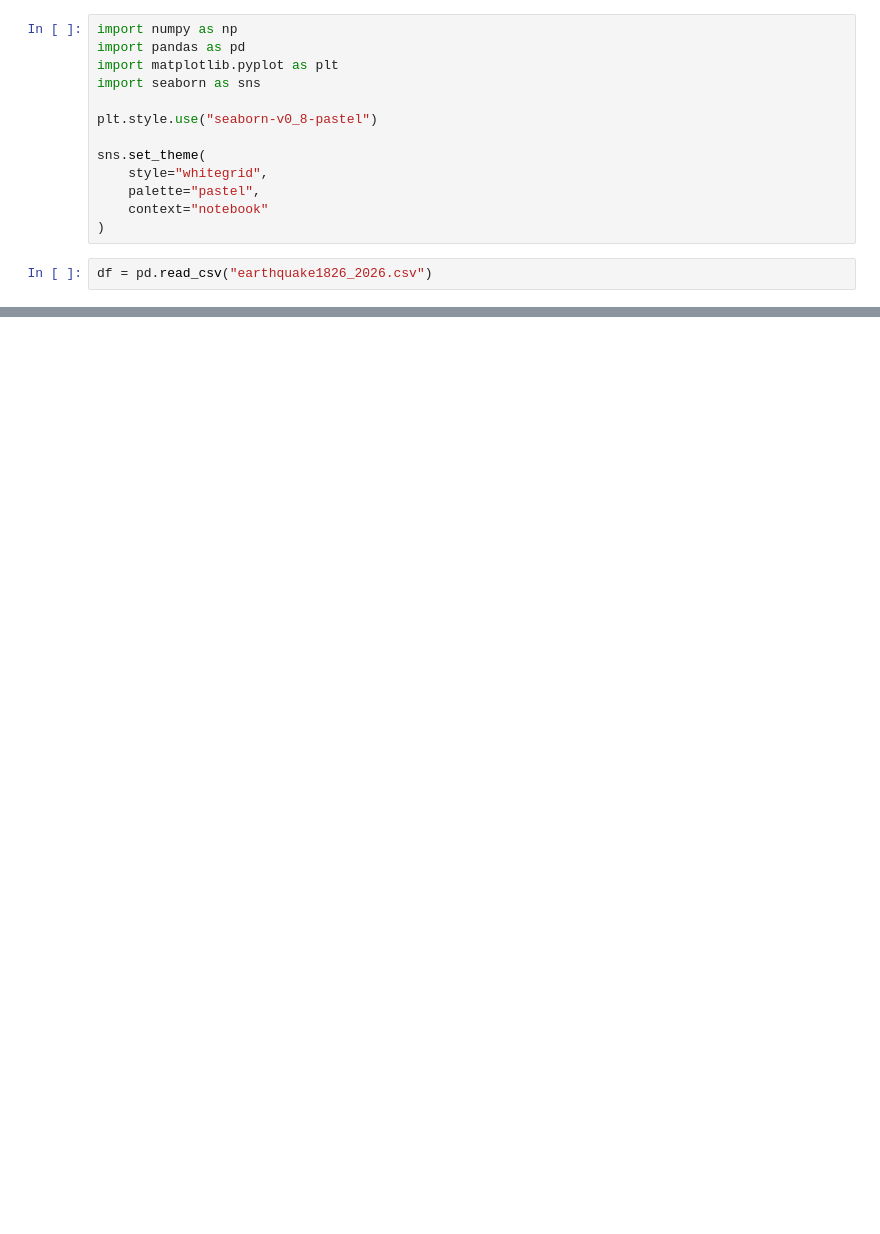
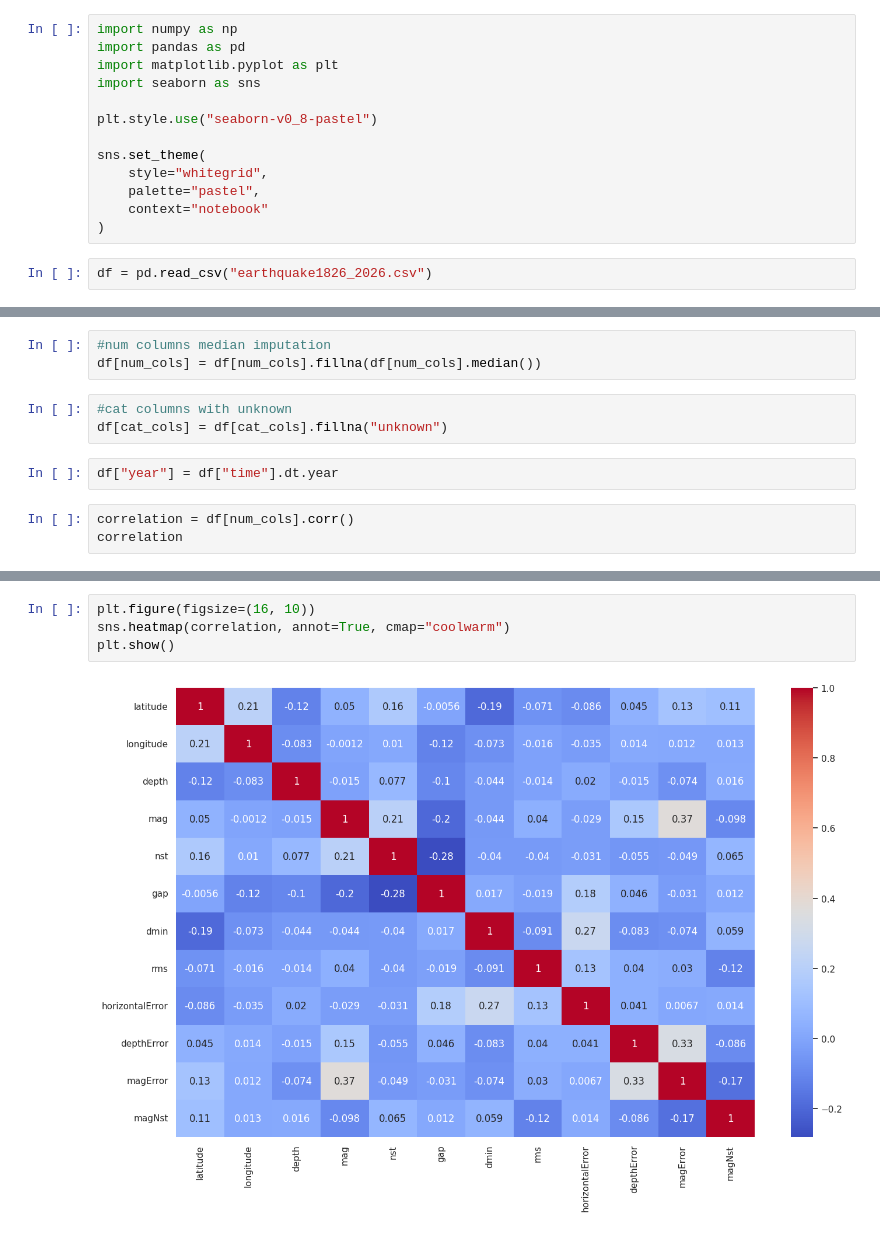
Before and after one commit to ramoliyaYug/EDAs, a Jupyter notebook: EarthQuakes/EarthQuakes.ipynb, the cells around one changed output, grey strips where cells are left out. Drawn from its saved outputs; the diff is of its cells as text; blank space fills up the shorter version.

```diff
--- a/EarthQuakes/EarthQuakes.ipynb
+++ b/EarthQuakes/EarthQuakes.ipynb
@@ -24,0 +113,11 @@ df.head()
+# %%
+#num columns median imputation
+df[num_cols] = df[num_cols].fillna(df[num_cols].median())
+# %%
+#cat columns with unknown
+df[cat_cols] = df[cat_cols].fillna("unknown")
+# %%
+df["year"] = df["time"].dt.year
+# %%
+correlation = df[num_cols].corr()
+correlation
@@ -24,0 +138,6 @@ df.head()
+# %%
+plt.figure(figsize=(16, 10))
+sns.heatmap(correlation, annot=True, cmap="coolwarm")
+plt.show()
+# %% [output]
+[figure, added]
```
Also changed, not shown: parts of 17 cells of this notebook.
